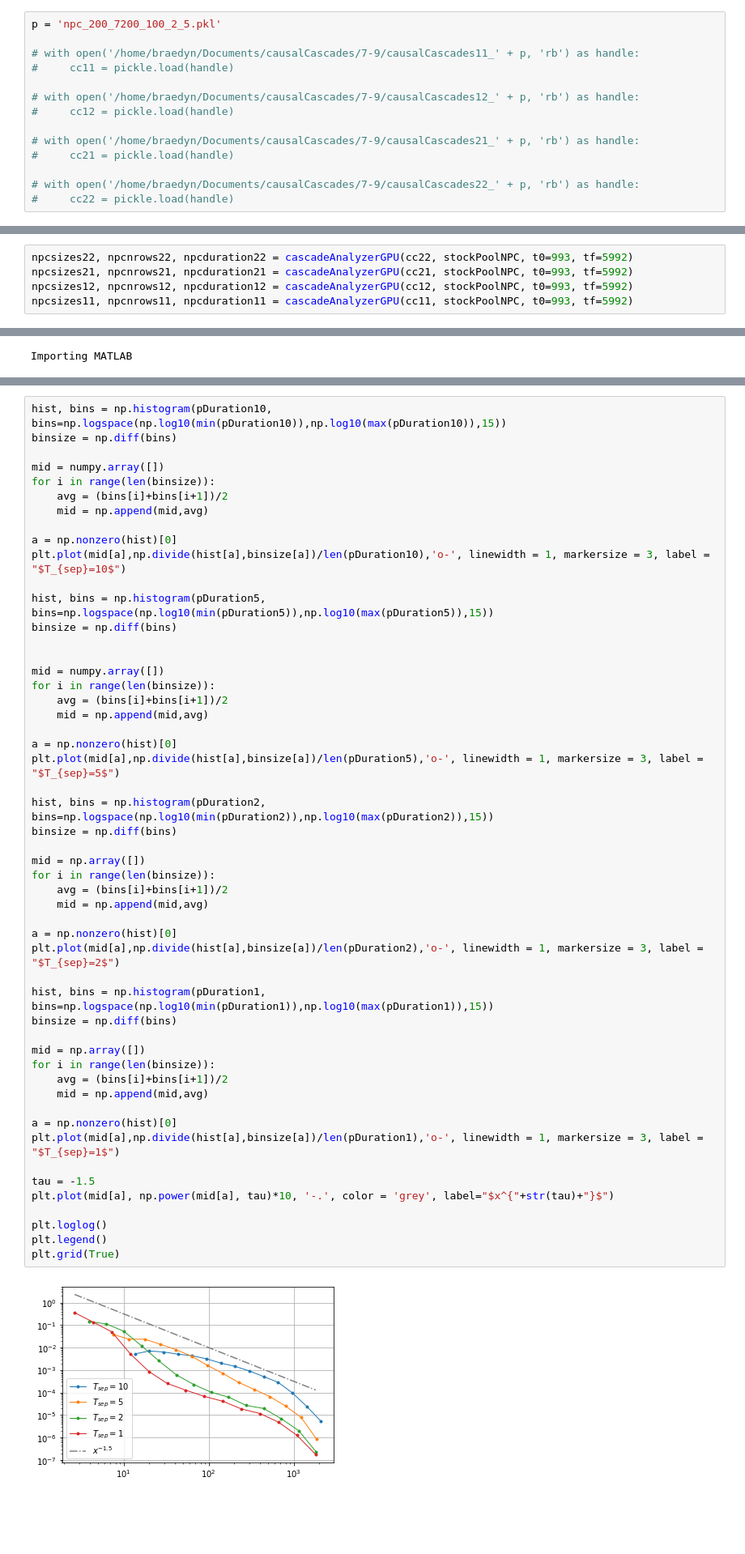
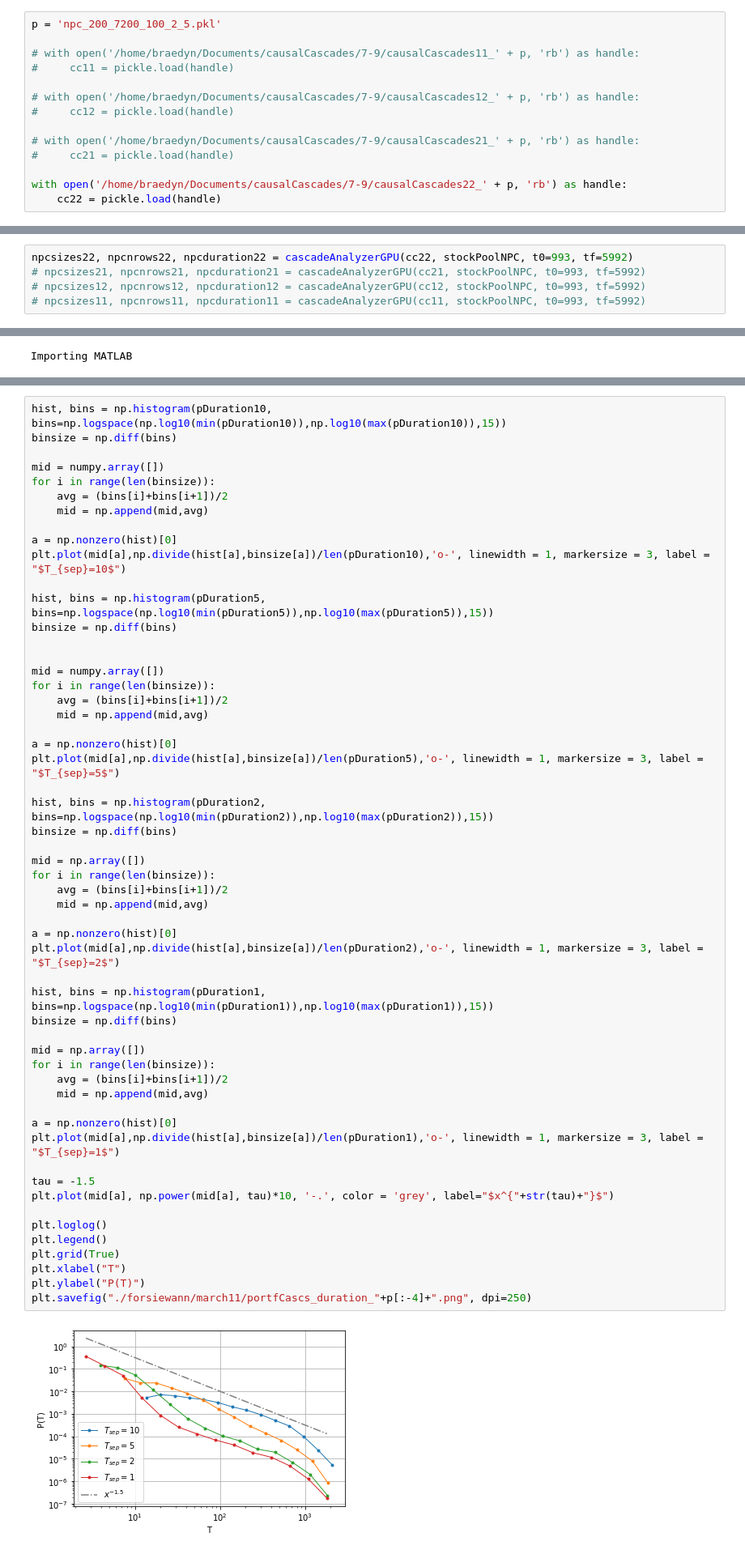
Before and after one commit to braedyn-au/StockMarketCascades, a Jupyter notebook: 10.2 200_7200_100_2_5.pkl.ipynb, the cells around one changed output, grey strips where cells are left out. Shown at 81% size. Cells and saved outputs as stored; diff of their text form; blank space fills up the shorter version.

```diff
--- a/10.2 200_7200_100_2_5.pkl.ipynb
+++ b/10.2 200_7200_100_2_5.pkl.ipynb
@@ -22,8 +22,8 @@ p = 'npc_200_7200_100_2_5.pkl'
 # with open('/home/braedyn/Documents/causalCascades/7-9/causalCascades21_' + p, 'rb') as handle:
 #     cc21 = pickle.load(handle)
 
-# with open('/home/braedyn/Documents/causalCascades/7-9/causalCascades22_' + p, 'rb') as handle:
-#     cc22 = pickle.load(handle)
+with open('/home/braedyn/Documents/causalCascades/7-9/causalCascades22_' + p, 'rb') as handle:
+    cc22 = pickle.load(handle)
 # %%
 def cascadeAnalyzerGPU(cascades, stockPool, t0 , tf):
     """
@@ -55,9 +55,9 @@ def cascadeAnalyzerGPU(cascades, stockPool, t0 , tf):
     return sizes, nrows, duration
 # %%
 npcsizes22, npcnrows22, npcduration22 = cascadeAnalyzerGPU(cc22, stockPoolNPC, t0=993, tf=5992)
-npcsizes21, npcnrows21, npcduration21 = cascadeAnalyzerGPU(cc21, stockPoolNPC, t0=993, tf=5992)
-npcsizes12, npcnrows12, npcduration12 = cascadeAnalyzerGPU(cc12, stockPoolNPC, t0=993, tf=5992)
-npcsizes11, npcnrows11, npcduration11 = cascadeAnalyzerGPU(cc11, stockPoolNPC, t0=993, tf=5992)
+# npcsizes21, npcnrows21, npcduration21 = cascadeAnalyzerGPU(cc21, stockPoolNPC, t0=993, tf=5992)
+# npcsizes12, npcnrows12, npcduration12 = cascadeAnalyzerGPU(cc12, stockPoolNPC, t0=993, tf=5992)
+# npcsizes11, npcnrows11, npcduration11 = cascadeAnalyzerGPU(cc11, stockPoolNPC, t0=993, tf=5992)
 # %% [markdown]
 # NTrans
 # %%
@@ -963,31 +978,34 @@ plt.plot(mid[a],np.divide(hist[a],binsize[a])/len(pDuration5),'o-', linewidth =
 
 hist, bins = np.histogram(pDuration2, bins=np.logspace(np.log10(min(pDuration2)),np.log10(max(pDuration2)),15))
 binsize = np.diff(bins)
 
 mid = np.array([])
 for i in range(len(binsize)):
     avg = (bins[i]+bins[i+1])/2
     mid = np.append(mid,avg)
 
 a = np.nonzero(hist)[0]
 plt.plot(mid[a],np.divide(hist[a],binsize[a])/len(pDuration2),'o-', linewidth = 1, markersize = 3, label = "$T_{sep}=2$")
 
 hist, bins = np.histogram(pDuration1, bins=np.logspace(np.log10(min(pDuration1)),np.log10(max(pDuration1)),15))
 binsize = np.diff(bins)
 
 mid = np.array([])
 for i in range(len(binsize)):
     avg = (bins[i]+bins[i+1])/2
     mid = np.append(mid,avg)
 
 a = np.nonzero(hist)[0]
 plt.plot(mid[a],np.divide(hist[a],binsize[a])/len(pDuration1),'o-', linewidth = 1, markersize = 3, label = "$T_{sep}=1$")
 
 tau = -1.5
 plt.plot(mid[a], np.power(mid[a], tau)*10, '-.', color = 'grey', label="$x^{"+str(tau)+"}$")
 
 plt.loglog()
 plt.legend()
 plt.grid(True)
+plt.xlabel("T")
+plt.ylabel("P(T)")
+plt.savefig("./forsiewann/march11/portfCascs_duration_"+p[:-4]+".png", dpi=250)
 # %% [output]
-[figure, old version]
+[figure, new version]
```
Also changed, not shown: parts of 11 cells of this notebook, 14 other files.
